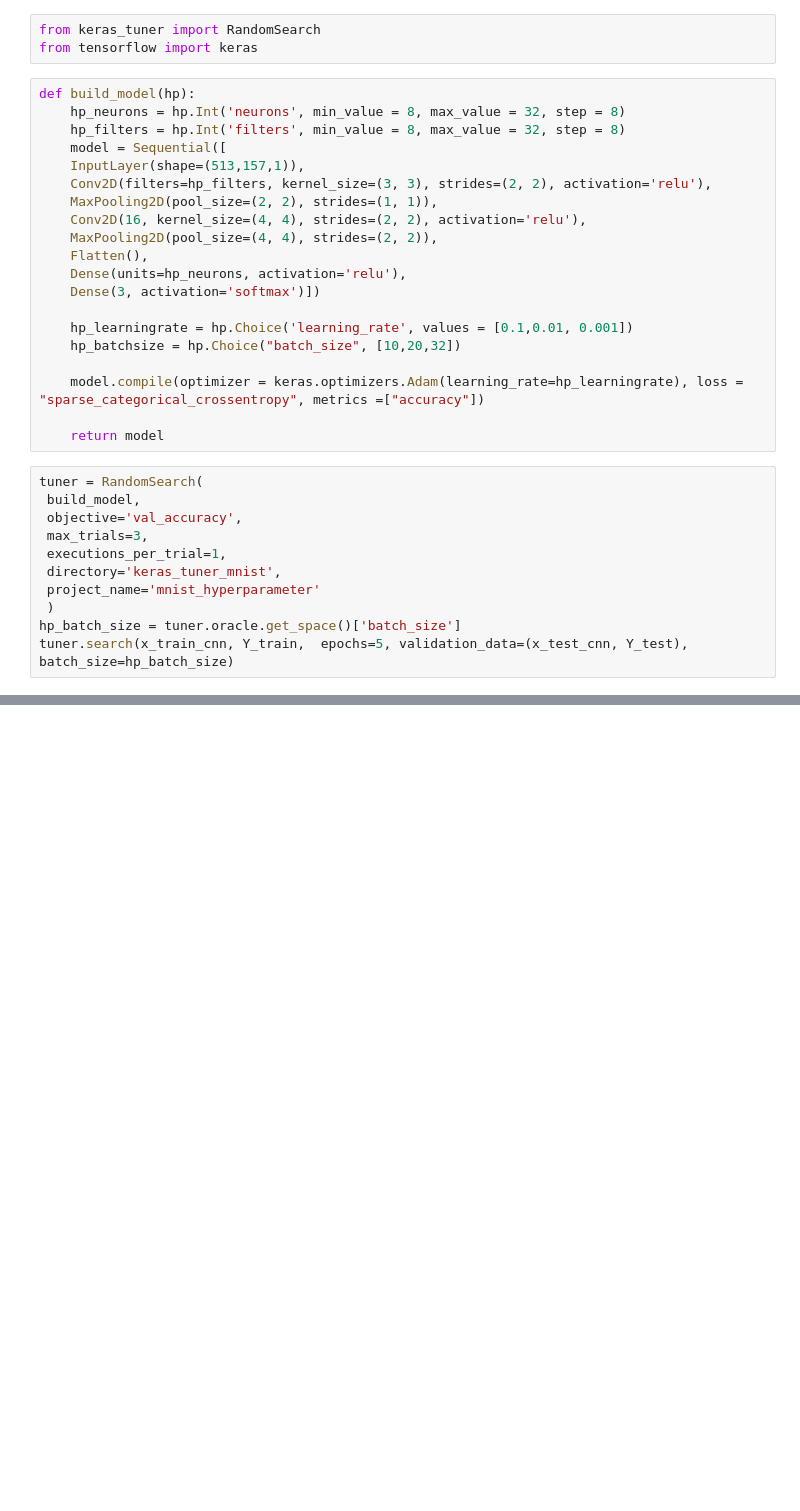
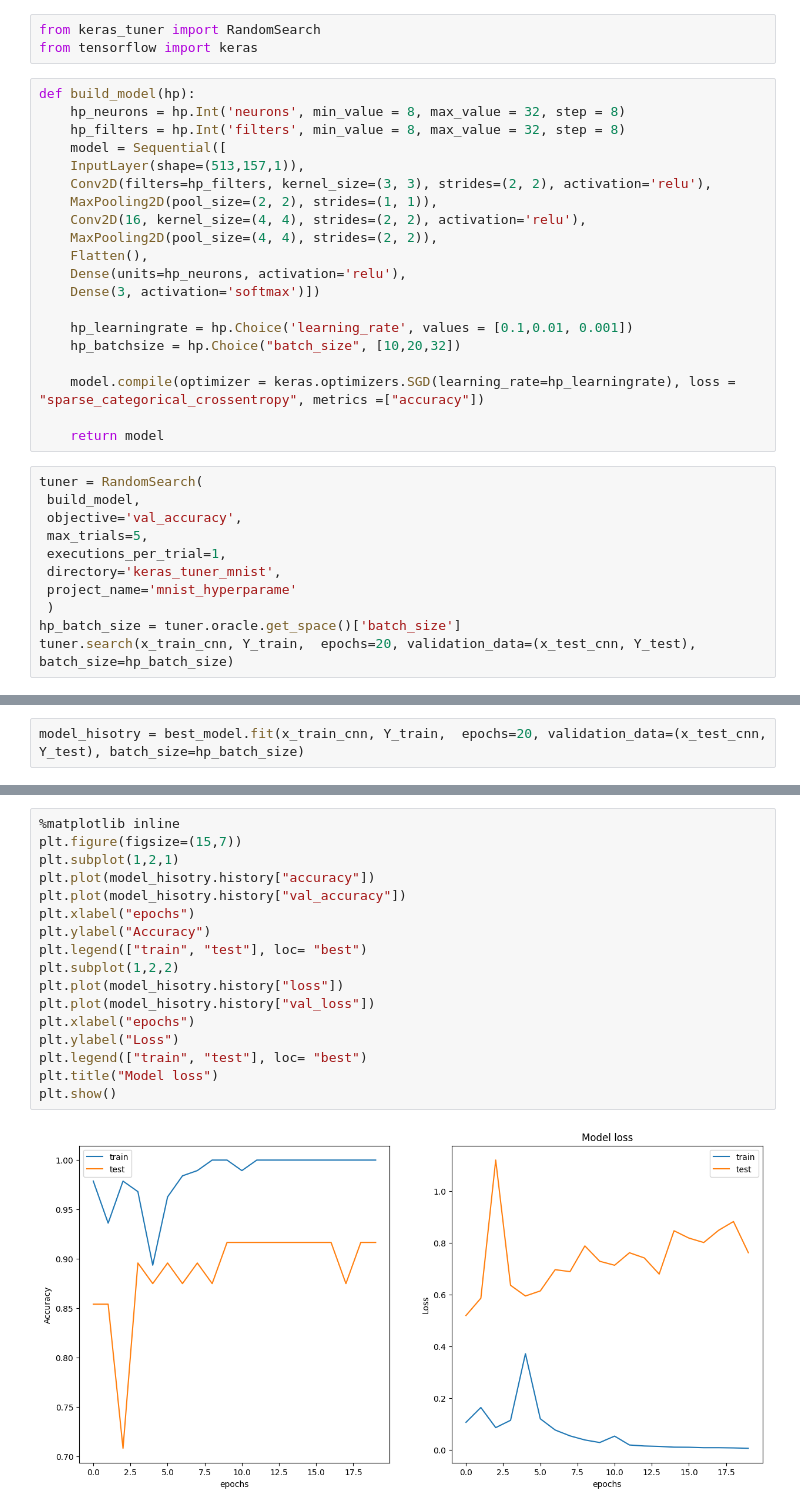
Before and after one commit to Harikrishh123/Audio_processing, a Jupyter notebook: project.ipynb, the cells around one changed output, grey strips where cells are left out. Saved outputs shown, nothing was run; the diff lists cells and outputs as text; blank space fills up the shorter version.

```diff
--- a/project.ipynb
+++ b/project.ipynb
@@ -439,18 +449,18 @@ def build_model(hp):
     hp_learningrate = hp.Choice('learning_rate', values = [0.1,0.01, 0.001])
     hp_batchsize = hp.Choice("batch_size", [10,20,32])
 
-    model.compile(optimizer = keras.optimizers.Adam(learning_rate=hp_learningrate), loss = "sparse_categorical_crossentropy", metrics =["accuracy"])
+    model.compile(optimizer = keras.optimizers.SGD(learning_rate=hp_learningrate), loss = "sparse_categorical_crossentropy", metrics =["accuracy"])
 
     return model
 # %%
 tuner = RandomSearch(
  build_model,
  objective='val_accuracy',
- max_trials=3,
+ max_trials=5,
  executions_per_trial=1,
  directory='keras_tuner_mnist',
- project_name='mnist_hyperparameter'
+ project_name='mnist_hyperparame'
  )
 hp_batch_size = tuner.oracle.get_space()['batch_size']
-tuner.search(x_train_cnn, Y_train,  epochs=5, validation_data=(x_test_cnn, Y_test), batch_size=hp_batch_size)
+tuner.search(x_train_cnn, Y_train,  epochs=20, validation_data=(x_test_cnn, Y_test), batch_size=hp_batch_size)
 # %% [output]
@@ -478,0 +492,2 @@ Test accuracy of the best model: 0.3958333432674408
+# %%
+model_hisotry = best_model.fit(x_train_cnn, Y_train,  epochs=20, validation_data=(x_test_cnn, Y_test), batch_size=hp_batch_size)
@@ -479 +512,20 @@ Test accuracy of the best model: 0.3958333432674408
+# %%
+%matplotlib inline
+plt.figure(figsize=(15,7))
+plt.subplot(1,2,1)
+plt.plot(model_hisotry.history["accuracy"])
+plt.plot(model_hisotry.history["val_accuracy"])
+plt.xlabel("epochs")
+plt.ylabel("Accuracy")
+plt.legend(["train", "test"], loc= "best")
+plt.subplot(1,2,2)
+plt.plot(model_hisotry.history["loss"])
+plt.plot(model_hisotry.history["val_loss"])
+plt.xlabel("epochs")
+plt.ylabel("Loss")
+plt.legend(["train", "test"], loc= "best")
+plt.title("Model loss")
+plt.show()
+# %% [output]
+[figure, added]
 # %%
```
Also changed, not shown: parts of 23 cells of this notebook, 30 other files.
